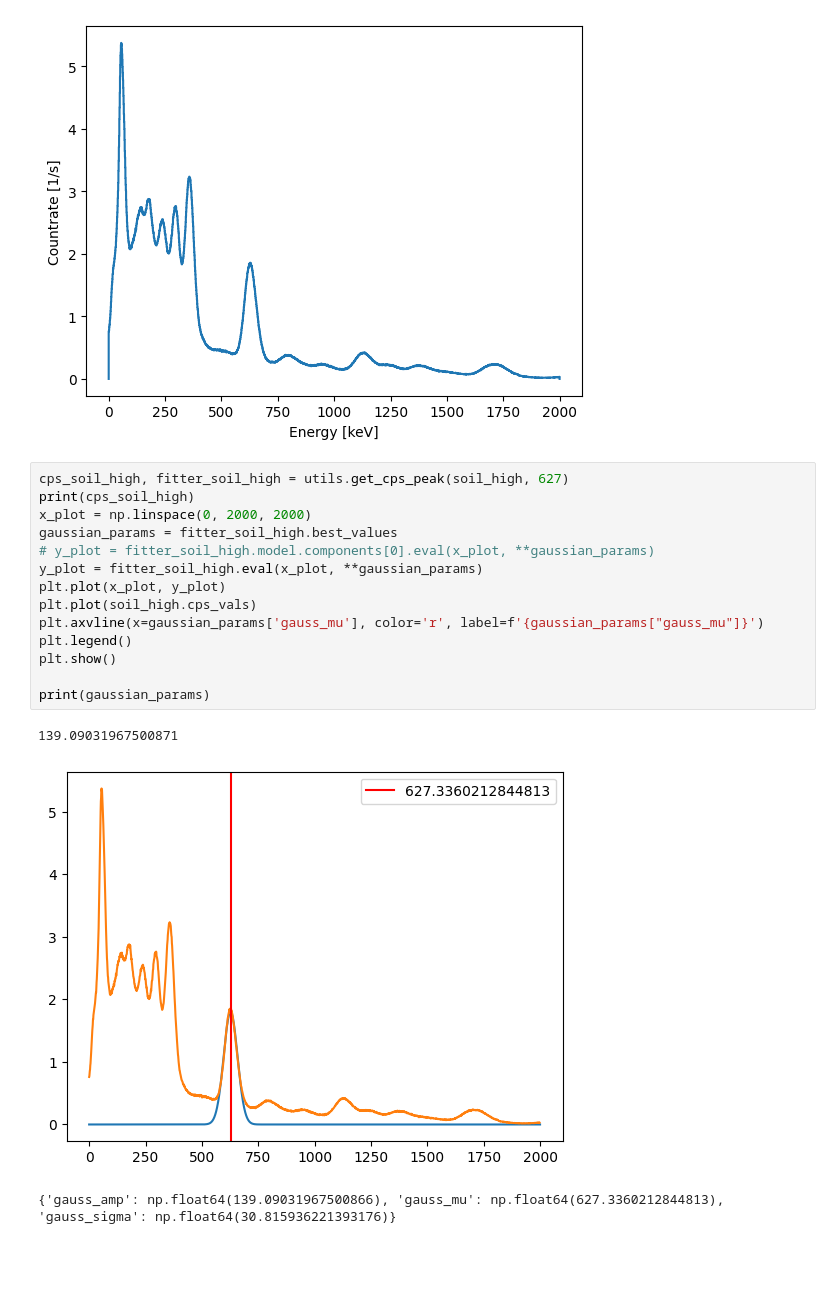
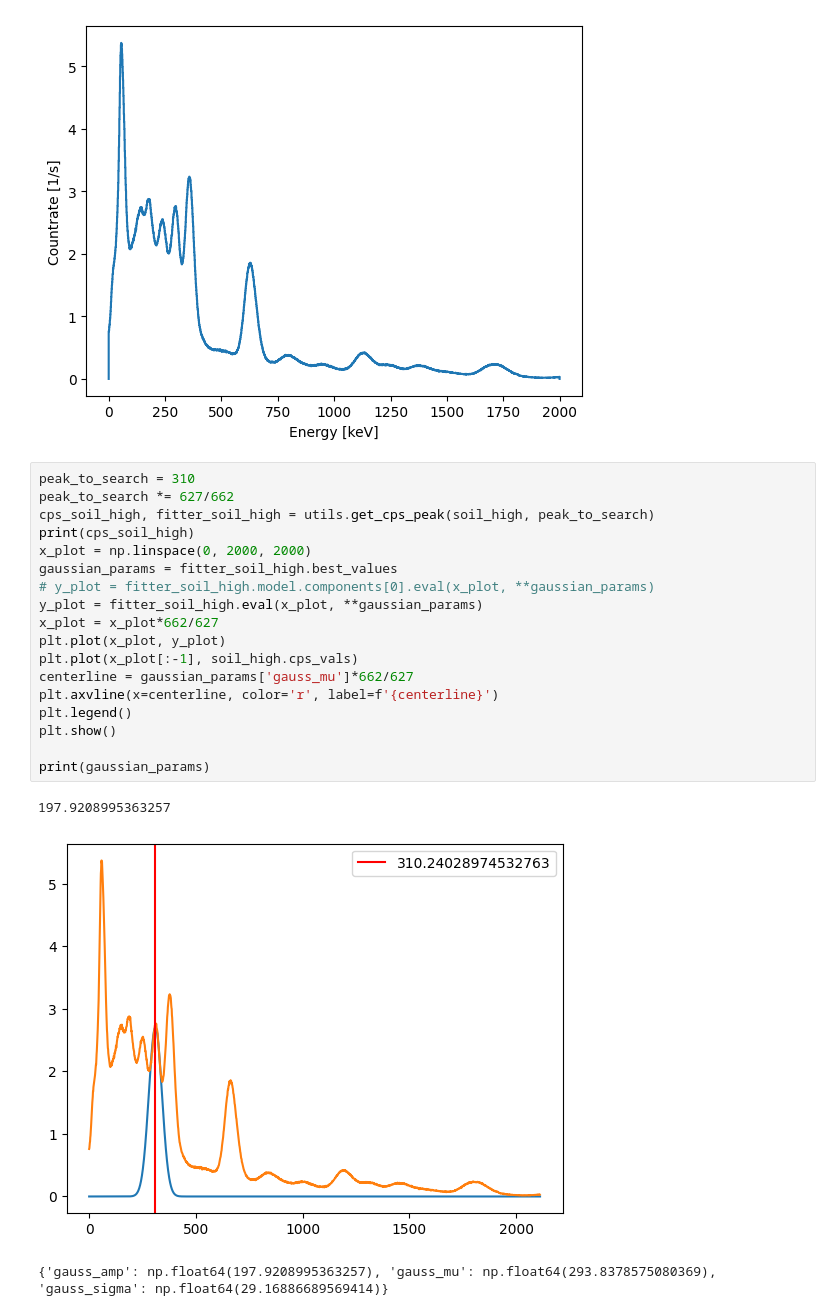
Before and after one commit to tunkleo/ners586soil, a Jupyter notebook: testground.ipynb, the cells around one changed output. Cells and saved outputs as stored; diff of their text form; blank space fills up the shorter version.

Commit message:
Improve soil sample scaling in jupyter

```diff
--- a/testground.ipynb
+++ b/testground.ipynb
@@ -177,20 +177,24 @@ soil_high.plot()
 [figure]
 [figure]
 # %%
-cps_soil_high, fitter_soil_high = utils.get_cps_peak(soil_high, 627)
+peak_to_search = 310
+peak_to_search *= 627/662
+cps_soil_high, fitter_soil_high = utils.get_cps_peak(soil_high, peak_to_search)
 print(cps_soil_high)
 x_plot = np.linspace(0, 2000, 2000)
 gaussian_params = fitter_soil_high.best_values
 # y_plot = fitter_soil_high.model.components[0].eval(x_plot, **gaussian_params)
 y_plot = fitter_soil_high.eval(x_plot, **gaussian_params)
+x_plot = x_plot*662/627
 plt.plot(x_plot, y_plot)
-plt.plot(soil_high.cps_vals)
-plt.axvline(x=gaussian_params['gauss_mu'], color='r', label=f'{gaussian_params["gauss_mu"]}')
+plt.plot(x_plot[:-1], soil_high.cps_vals)
+centerline = gaussian_params['gauss_mu']*662/627
+plt.axvline(x=centerline, color='r', label=f'{centerline}')
 plt.legend()
 plt.show()
 
 print(gaussian_params)
 # %% [output]
-139.09031967500871
+197.9208995363257
-[figure, old version]
+[figure, new version]
-{'gauss_amp': np.float64(139.09031967500866), 'gauss_mu': np.float64(627.3360212844813), 'gauss_sigma': np.float64(30.815936221393176)}
+{'gauss_amp': np.float64(197.9208995363257), 'gauss_mu': np.float64(293.8378575080369), 'gauss_sigma': np.float64(29.16886689569414)}
```
Also changed, not shown: parts of 2 cells of this notebook.
